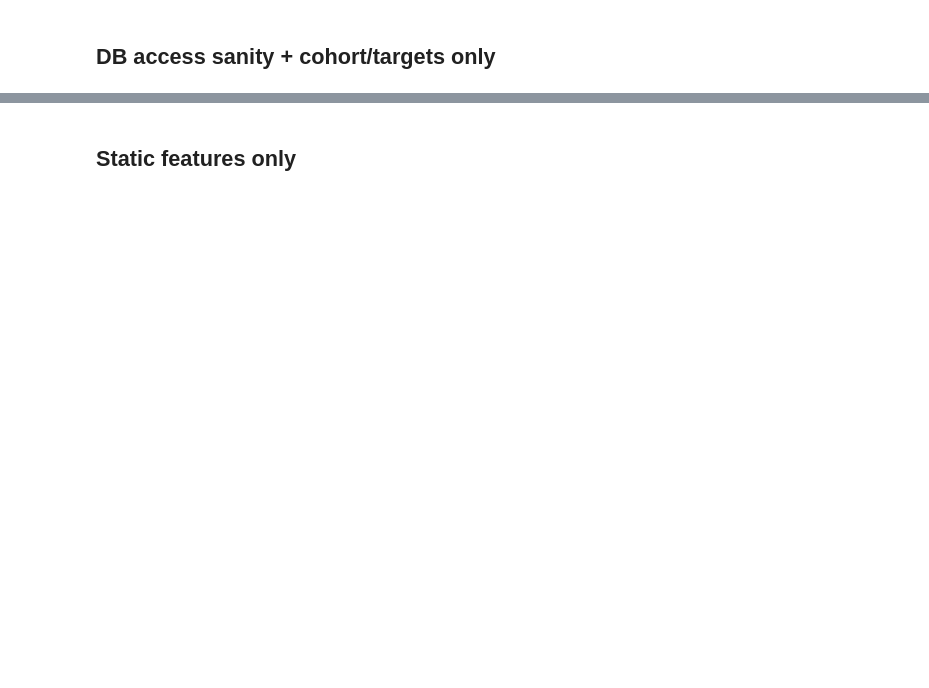
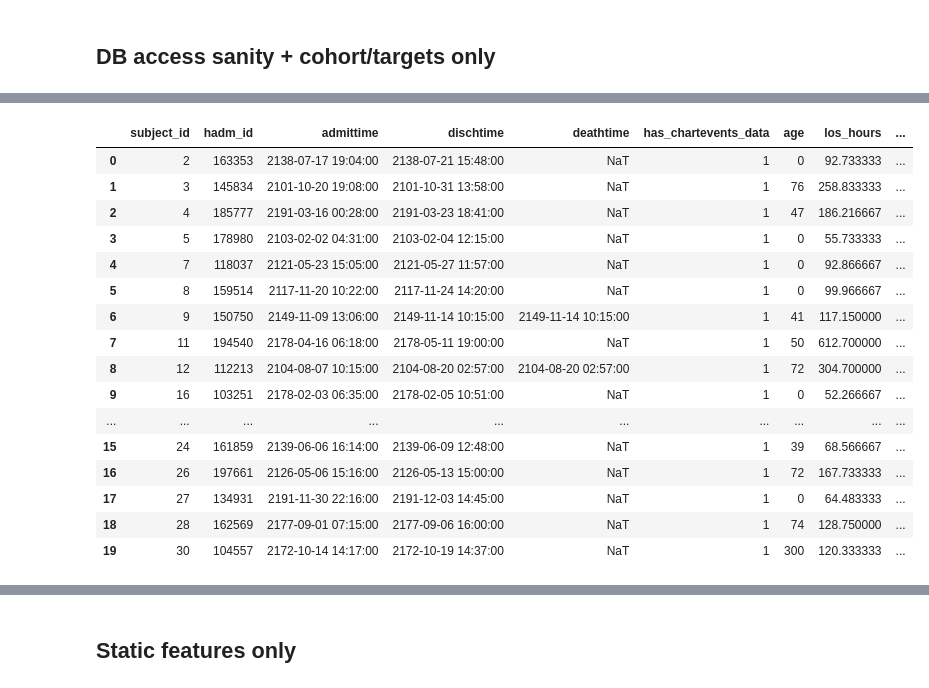
Before and after one commit to alonbebchuk/mlhc_project, a Jupyter notebook: src/test_criteria.ipynb, the cells around one changed output, grey strips where cells are left out. Saved outputs shown, nothing was run; the diff lists cells and outputs as text; code cells hidden in the pictures; blank space fills up the shorter version.

```diff
--- a/src/test_criteria.ipynb
+++ b/src/test_criteria.ipynb
@@ -79,0 +130,58 @@ pd.DataFrame(targets, columns=["mortality","los>7d","readm≤30d"]).head()
+# %%
+# Build a base table with everything we need
+# returns all intermediate columns you need to check rules yourself (in Python):
+#  subject_id, hadm_id, admittime, dischtime, deathtime, age, los_hours, has_chartevents_data, admission_rank, discharge_to_death_hours, discharge_to_readmission_hours, plus a computed helper died_within_54h.
+#  It does not filter the cohort and does not output targets
+base_sql = r"""
+WITH ordered AS (
+  SELECT
+      a.subject_id::INTEGER            AS subject_id,
+      a.hadm_id::INTEGER               AS hadm_id,
+      a.admittime::TIMESTAMP           AS admittime,
+      a.dischtime::TIMESTAMP           AS dischtime,
+      a.deathtime::TIMESTAMP           AS deathtime,
+      a.has_chartevents_data::INTEGER  AS has_chartevents_data,
+      EXTRACT(year FROM AGE(a.admittime::TIMESTAMP, p.dob::TIMESTAMP))::INTEGER AS age,
+      -- hospital LOS in hours
+      EXTRACT(epoch FROM (a.dischtime::TIMESTAMP - a.admittime::TIMESTAMP)) / 3600.0 AS los_hours,
+      -- death within first 54h of *admission* (Rule 5 exclusion)
+      CASE
+        WHEN a.deathtime IS NOT NULL
+             AND EXTRACT(epoch FROM (a.deathtime::TIMESTAMP - a.admittime::TIMESTAMP)) / 3600.0 <= 54
+        THEN 1 ELSE 0
+      END AS died_within_54h,
+      -- time to death after *discharge* (mortality target window)
+      EXTRACT(epoch FROM (p.dod::TIMESTAMP - a.dischtime::TIMESTAMP)) / 3600.0 AS discharge_to_death_hours,
+      -- time to next admission
+      EXTRACT(epoch FROM (LEAD(a.admittime::TIMESTAMP) OVER (PARTITION BY a.subject_id ORDER BY a.admittime)
+                          - a.dischtime::TIMESTAMP)) / 3600.0 AS discharge_to_readmission_hours,
+      ROW_NUMBER() OVER (PARTITION BY a.subject_id ORDER BY a.admittime) AS admission_rank
+  FROM admissions a
+  JOIN patients  p ON a.subject_id = p.subject_id
+  WHERE a.subject_id::INTEGER IN (SELECT subject_id FROM tmp_subject_ids)
+)
+SELECT *
+FROM ordered
+ORDER BY subject_id, admittime
+"""
+base_df = con.execute(base_sql).fetchdf()
+base_df.head(20)
+# print(base_df.shape)
+# %% [output]
+|  | subject_id | hadm_id | admittime | dischtime | deathtime | has_chartevents_data | age | los_hours | ... |
+| 0 | 2 | 163353 | 2138-07-17 19:04:00 | 2138-07-21 15:48:00 | NaT | 1 | 0 | 92.733333 | ... |
+| 1 | 3 | 145834 | 2101-10-20 19:08:00 | 2101-10-31 13:58:00 | NaT | 1 | 76 | 258.833333 | ... |
+| 2 | 4 | 185777 | 2191-03-16 00:28:00 | 2191-03-23 18:41:00 | NaT | 1 | 47 | 186.216667 | ... |
+| 3 | 5 | 178980 | 2103-02-02 04:31:00 | 2103-02-04 12:15:00 | NaT | 1 | 0 | 55.733333 | ... |
+| 4 | 7 | 118037 | 2121-05-23 15:05:00 | 2121-05-27 11:57:00 | NaT | 1 | 0 | 92.866667 | ... |
+| 5 | 8 | 159514 | 2117-11-20 10:22:00 | 2117-11-24 14:20:00 | NaT | 1 | 0 | 99.966667 | ... |
+| 6 | 9 | 150750 | 2149-11-09 13:06:00 | 2149-11-14 10:15:00 | 2149-11-14 10:15:00 | 1 | 41 | 117.150000 | ... |
+| 7 | 11 | 194540 | 2178-04-16 06:18:00 | 2178-05-11 19:00:00 | NaT | 1 | 50 | 612.700000 | ... |
+| 8 | 12 | 112213 | 2104-08-07 10:15:00 | 2104-08-20 02:57:00 | 2104-08-20 02:57:00 | 1 | 72 | 304.700000 | ... |
+| 9 | 16 | 103251 | 2178-02-03 06:35:00 | 2178-02-05 10:51:00 | NaT | 1 | 0 | 52.266667 | ... |
+| ... | ... | ... | ... | ... | ... | ... | ... | ... | ... |
+| 15 | 24 | 161859 | 2139-06-06 16:14:00 | 2139-06-09 12:48:00 | NaT | 1 | 39 | 68.566667 | ... |
+| 16 | 26 | 197661 | 2126-05-06 15:16:00 | 2126-05-13 15:00:00 | NaT | 1 | 72 | 167.733333 | ... |
+| 17 | 27 | 134931 | 2191-11-30 22:16:00 | 2191-12-03 14:45:00 | NaT | 1 | 0 | 64.483333 | ... |
+| 18 | 28 | 162569 | 2177-09-01 07:15:00 | 2177-09-06 16:00:00 | NaT | 1 | 74 | 128.750000 | ... |
+| 19 | 30 | 104557 | 2172-10-14 14:17:00 | 2172-10-19 14:37:00 | NaT | 1 | 300 | 120.333333 | ... |
```
Also changed, not shown: parts of 10 cells of this notebook.
